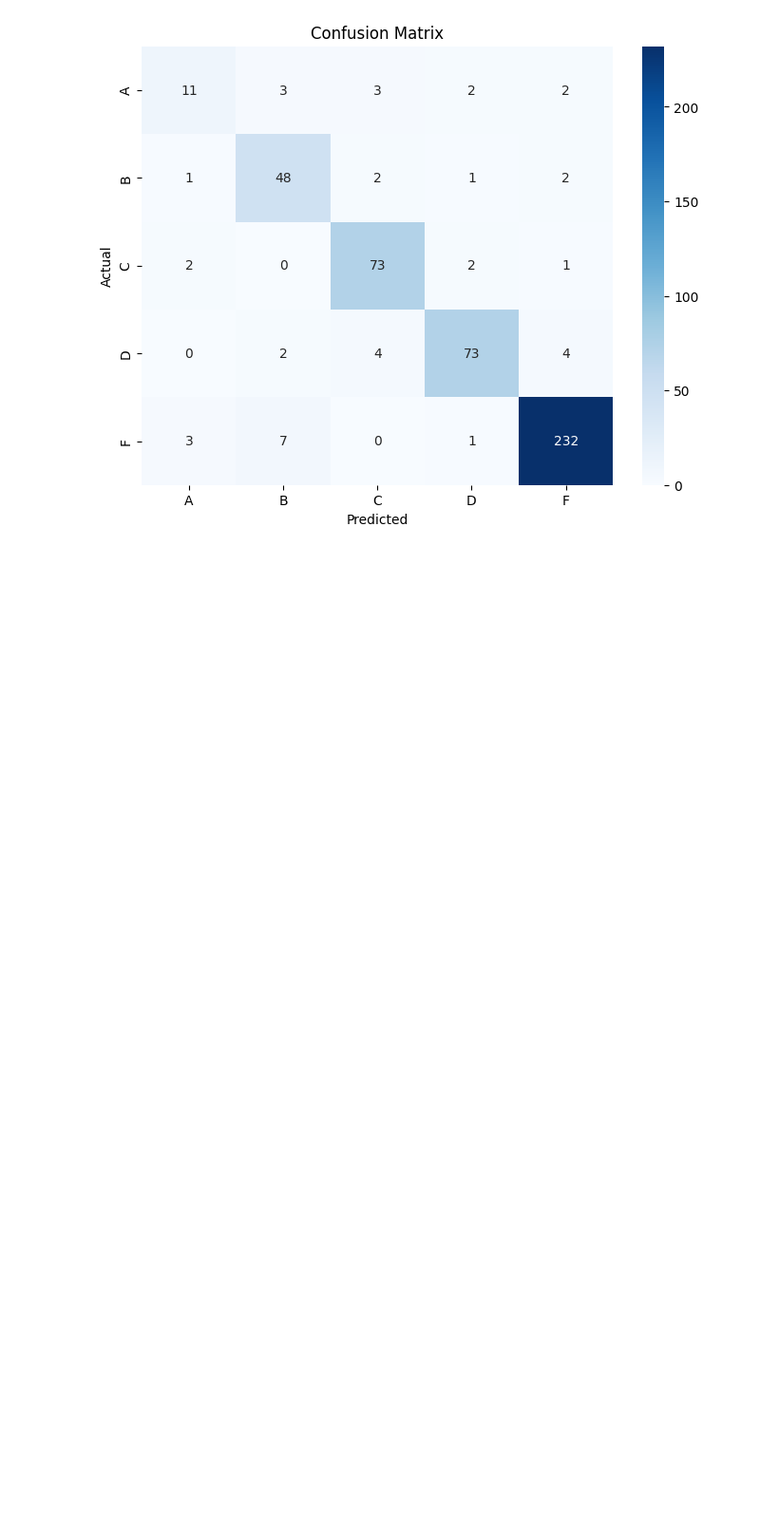
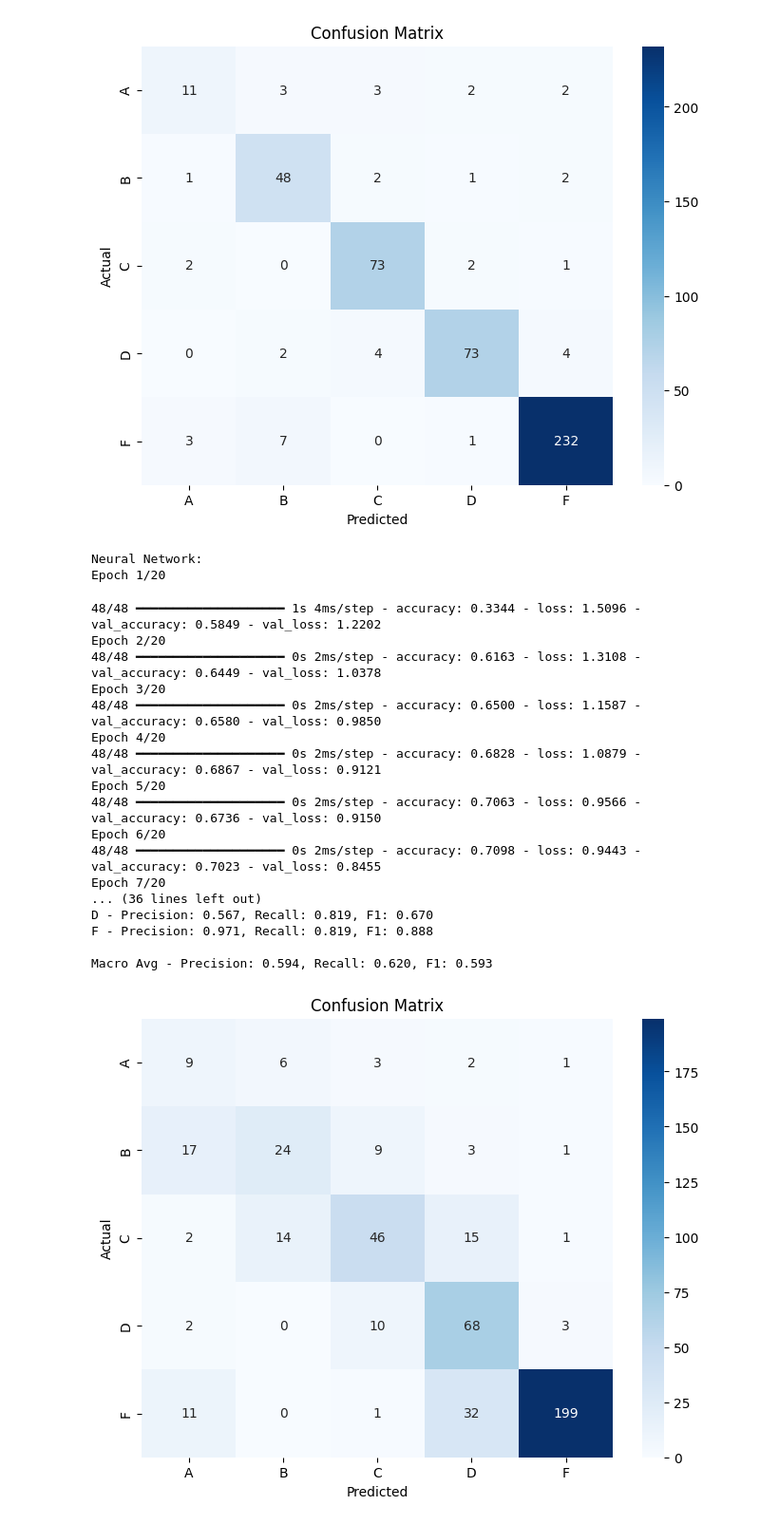
Before and after one commit to TylerG14/MLG381A1, a Jupyter notebook: SRC/TestNB.ipynb, the cells around one changed output. Shown at 95% size. Saved outputs shown, nothing was run; the diff lists cells and outputs as text; code cells hidden in the pictures; blank space fills up the shorter version.

```diff
--- a/SRC/TestNB.ipynb
+++ b/SRC/TestNB.ipynb
@@ -151,3 +151,80 @@ F - Precision: 0.963, Recall: 0.955, F1: 0.959
 
 Macro Avg - Precision: 0.845, Recall: 0.837, F1: 0.839
 [figure]
+# %%
+
+import tensorflow as tf
+from sklearn.preprocessing import StandardScaler
+from sklearn.utils.class_weight import compute_class_weight
+from tensorflow.keras.models import Sequential
+from tensorflow.keras.layers import Dense
+from tensorflow.keras.utils import to_categorical
+import numpy as np
+import matplotlib.pyplot as plt
+
+print("\nNeural Network:")
+
+# Scale features
+scaler = StandardScaler()
+X_train_scaled = scaler.fit_transform(X_train)
+X_test_scaled = scaler.transform(X_test)
+
+# One-hot encode target
+y_train_onehot = to_categorical(y_train, num_classes=5)
+y_test_onehot = to_categorical(y_test, num_classes=5)
+
+# Compute class weights for imbalance
+class_weights = compute_class_weight('balanced', classes=np.unique(y_train), y=y_train)
+class_weight_dict = dict(enumerate(class_weights))
+
+# Define neural network model
+model = Sequential([
+    Dense(64, activation='relu', input_shape=(X_train.shape[1],)),
+    Dense(32, activation='relu'),
+    Dense(5, activation='softmax')
+])
+model.compile(optimizer='adam', loss='categorical_crossentropy', metrics=['accuracy'])
+
+# Train model
+history = model.fit(X_train_scaled, y_train_onehot, epochs=20, batch_size=32,
+                   validation_split=0.2, class_weight=class_weight_dict, verbose=1)
+
+# Predict on test set
+y_pred_onehot = model.predict(X_test_scaled)
+y_pred = np.argmax(y_pred_onehot, axis=1)
+print("Neural Network predictions:", y_pred[:10])
+
+# Evaluate model
+evaluate_classification_model(y_test, y_pred)
+
+# Plot loss curves
+plt.figure(figsize=(8, 6))
+plt.plot(history.history['loss'], label='Training Loss')
+plt.plot(history.history['val_loss'], label='Validation Loss')
+plt.title('Neural Network Loss Curves')
+plt.xlabel('Epoch')
+plt.ylabel('Loss')
+plt.legend()
+plt.grid(True)
+plt.show()
+# %% [output]
+Neural Network:
+Epoch 1/20
+48/48 ━━━━━━━━━━━━━━━━━━━━ 1s 4ms/step - accuracy: 0.3344 - loss: 1.5096 - val_accuracy: 0.5849 - val_loss: 1.2202
+Epoch 2/20
+48/48 ━━━━━━━━━━━━━━━━━━━━ 0s 2ms/step - accuracy: 0.6163 - loss: 1.3108 - val_accuracy: 0.6449 - val_loss: 1.0378
+Epoch 3/20
+48/48 ━━━━━━━━━━━━━━━━━━━━ 0s 2ms/step - accuracy: 0.6500 - loss: 1.1587 - val_accuracy: 0.6580 - val_loss: 0.9850
+Epoch 4/20
+48/48 ━━━━━━━━━━━━━━━━━━━━ 0s 2ms/step - accuracy: 0.6828 - loss: 1.0879 - val_accuracy: 0.6867 - val_loss: 0.9121
+Epoch 5/20
+48/48 ━━━━━━━━━━━━━━━━━━━━ 0s 2ms/step - accuracy: 0.7063 - loss: 0.9566 - val_accuracy: 0.6736 - val_loss: 0.9150
+Epoch 6/20
+48/48 ━━━━━━━━━━━━━━━━━━━━ 0s 2ms/step - accuracy: 0.7098 - loss: 0.9443 - val_accuracy: 0.7023 - val_loss: 0.8455
+Epoch 7/20
+... (36 lines left out)
+D - Precision: 0.567, Recall: 0.819, F1: 0.670
+F - Precision: 0.971, Recall: 0.819, F1: 0.888
+
+Macro Avg - Precision: 0.594, Recall: 0.620, F1: 0.593
+[figure, added]
```
Also changed, not shown: parts of 2 cells of this notebook, 1 other file.
